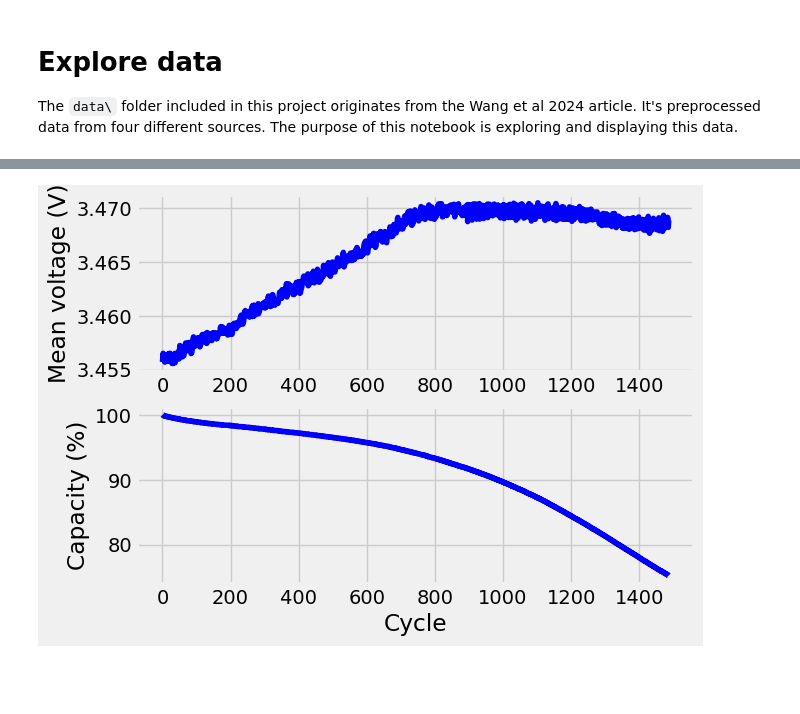
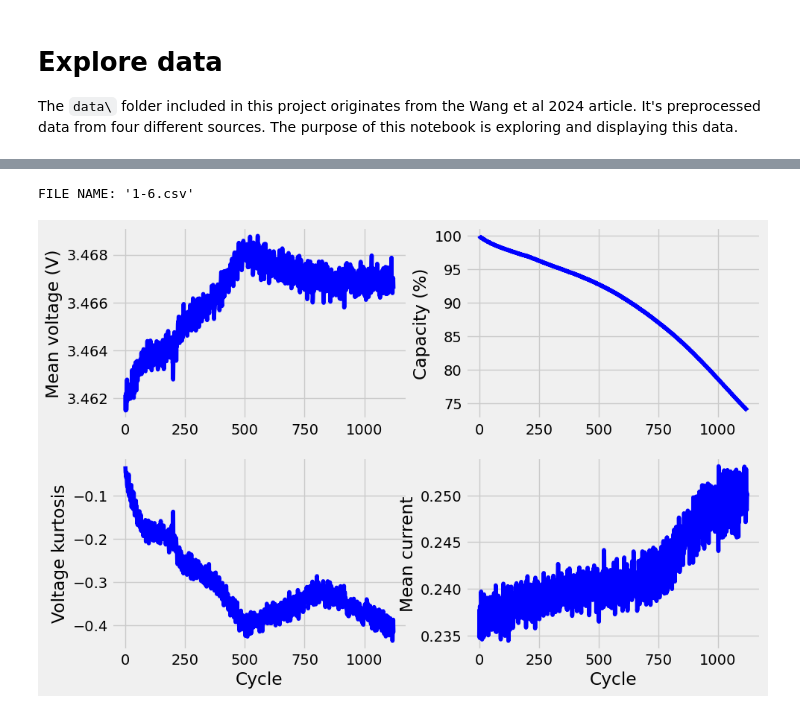
Before and after one commit to SarvTex/june_sciml_workshop, a Jupyter notebook: explore_data.ipynb, the cells around one changed output, grey strips where cells are left out. Saved outputs shown, nothing was run; the diff lists cells and outputs as text; code cells hidden in the pictures; blank space fills up the shorter version.

Commit message:
Exploring the data

```diff
--- a/explore_data.ipynb
+++ b/explore_data.ipynb
@@ -47,15 +42,7 @@ f type: <class 'str'> ... path: 'data/HUST data\1-1.csv'
 # %%
-x, volt_mean, capacity_ah = batt_data.index, batt_data["voltage mean"], batt_data["capacity"]
-
-fig, ax = plt.subplots(2,1)
-
-ax[0].plot(x, volt_mean, c='blue')
-ax[1].plot(x, 100*capacity_ah/capacity_ah[0], c='blue')
-
-ax[0].set_ylabel('Mean voltage (V)')
-ax[1].set_ylabel('Capacity (%)')
-ax[1].set_xlabel('Cycle')
-
-plt.show()
+index = 30
+batt_data = pd_from_file(FILES[index])
+plot_some_data(batt_data)
 # %% [output]
+FILE NAME: '1-6.csv'
-[figure, old version]
+[figure, new version]
```
Also changed, not shown: parts of 1 cell of this notebook.
